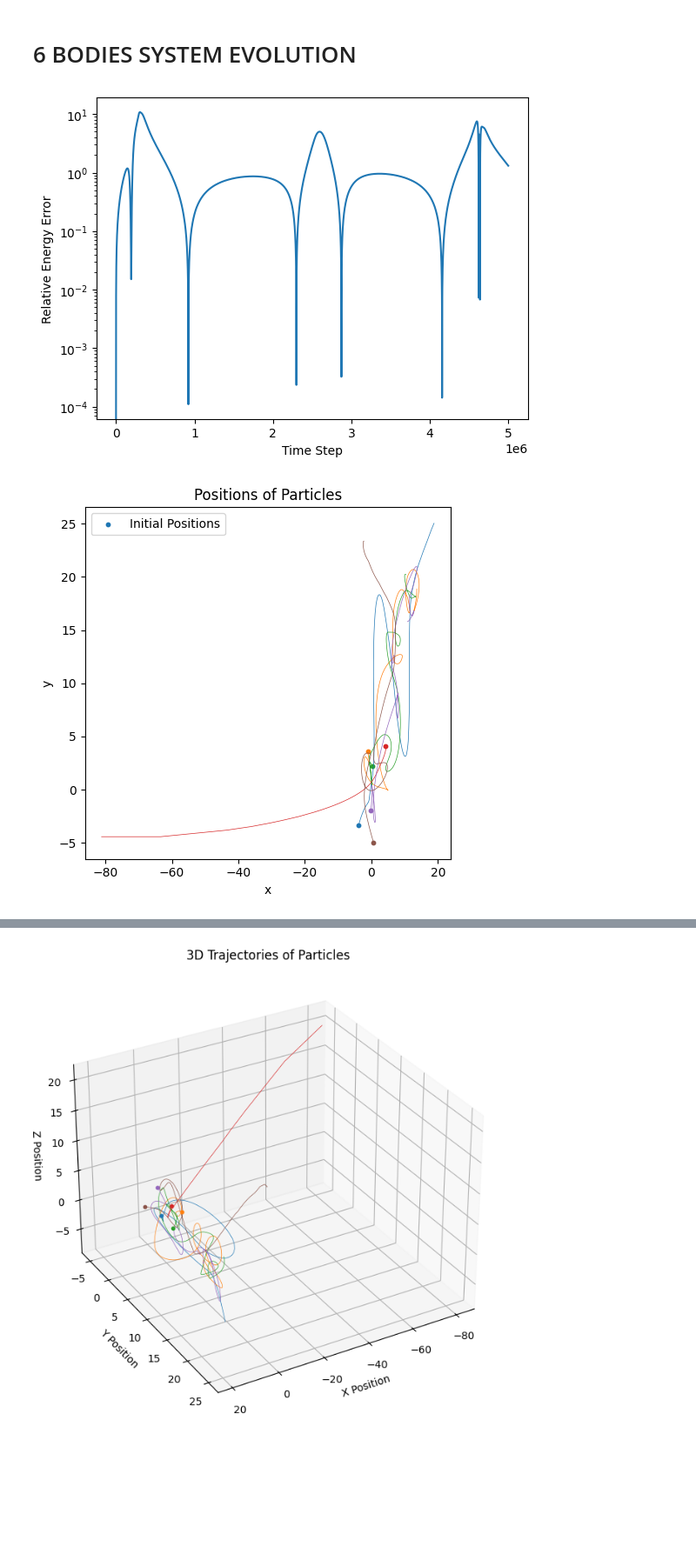
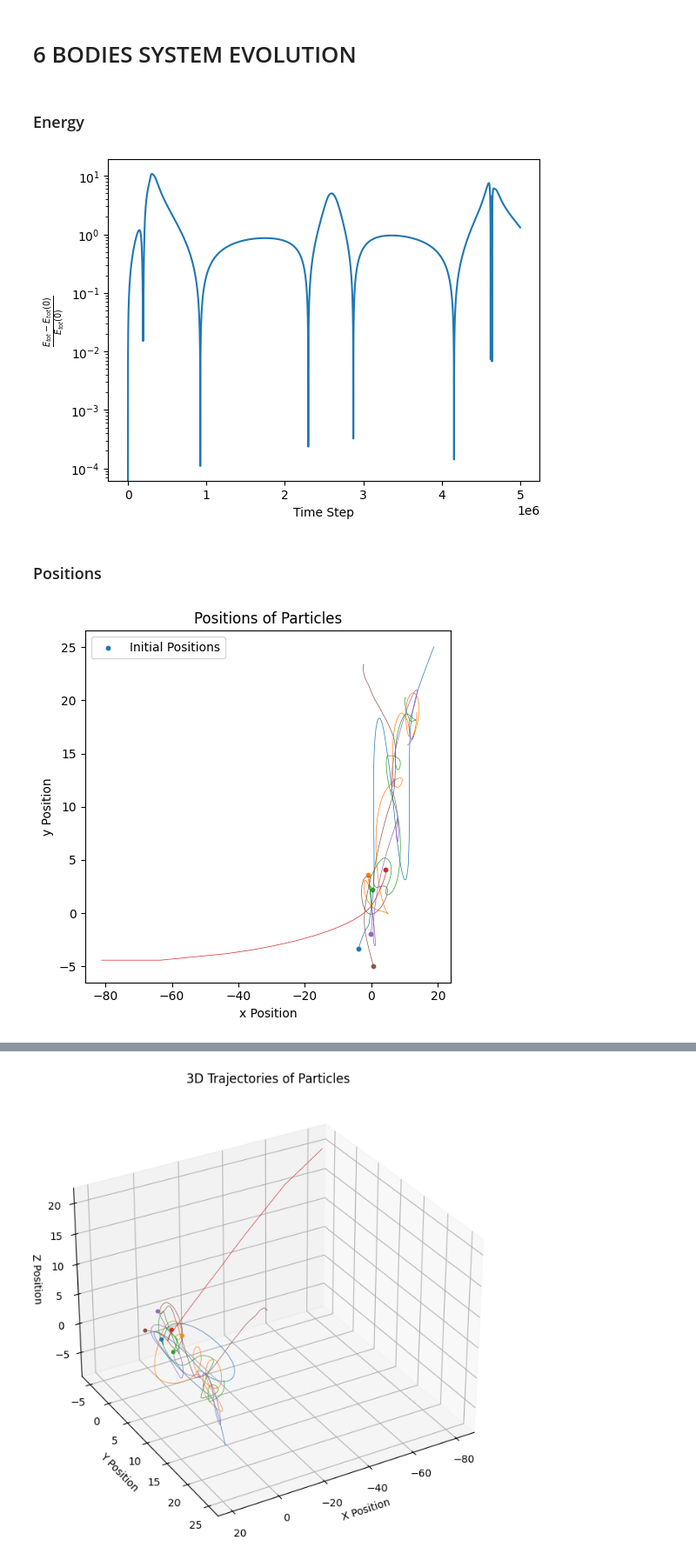
Before and after one commit to Berto70/nbody_cuda, a Jupyter notebook: plot/gabriele_bertinelli_2103359_plots.ipynb, the cells around one changed output, grey strips where cells are left out. Shown: that part at 87% size. Drawn from its saved outputs; the diff is of its cells as text; code cells hidden in the pictures; blank space fills up the shorter version.

```diff
--- a/plot/test.ipynb
+++ b/plot/gabriele_bertinelli_2103359_plots.ipynb
@@ -6,6 +30,8 @@ from PIL import Image
 %matplotlib inline
 # %% [markdown]
 # 6 BODIES SYSTEM EVOLUTION
+# %% [markdown]
+### Energy
 # %%
 energy_df = pd.read_csv('../../parallel_energy.csv')
 # %%
@@ -13,10 +39,12 @@ en_0 = energy_df['e_tot'][0]
 # %%
 plt.plot(energy_df['t_step'], np.abs((energy_df['e_tot'] - en_0)/en_0))
 plt.xlabel('Time Step')
-plt.ylabel('Relative Energy Error')
+plt.ylabel(r'$\frac{E_{tot} - E_{tot}(0)}{E_{tot}(0)}$')
 plt.yscale('log')
 # %% [output]
-[figure, old version]
+[figure, new version]
+# %% [markdown]
+### Positions
 # %%
 pos_df = pd.read_csv('../../parallel_output.csv')
 # %%
@@ -31,13 +59,13 @@ for i in range(N):
 # ax.set_xlim(-10,10)
 # ax.set_ylim(-10,10)
 plt.title('Positions of Particles')
-plt.xlabel('x')
-plt.ylabel('y')
+plt.xlabel('x Position')
+plt.ylabel('y Position')
 plt.legend()
 plt.tight_layout()
 plt.show()
 # %% [output]
-[figure, old version]
+[figure, new version]
 # %%
 fig, ax = plt.subplots(1,3, figsize=(15,5))
 
```
Also changed, not shown: parts of 10 cells of this notebook.
